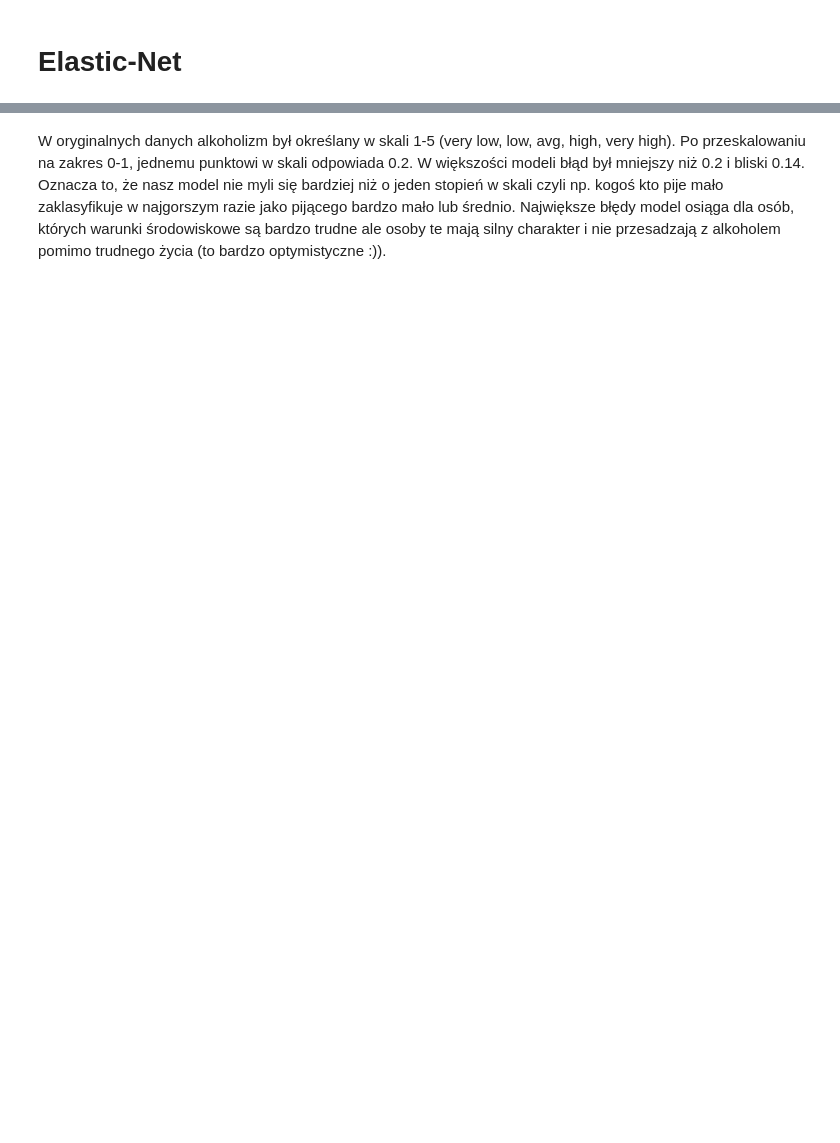
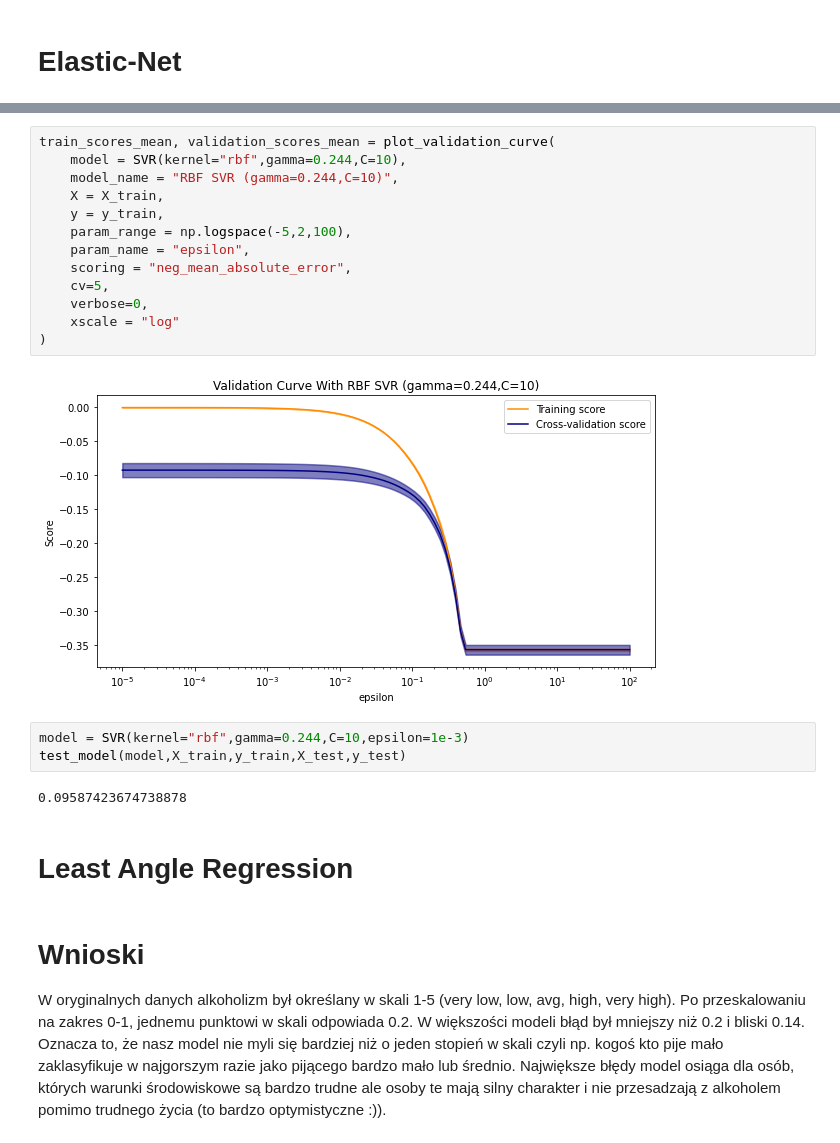
Before and after one commit to matlaczj/Predictive-Modeling-for-Student-Alcohol-Consumption, a Jupyter notebook: Projekt/projekt.ipynb, the cells around one changed output, grey strips where cells are left out. Drawn from its saved outputs; the diff is of its cells as text; blank space fills up the shorter version.

```diff
--- a/Projekt/projekt.ipynb
+++ b/Projekt/projekt.ipynb
@@ -162,2 +304,25 @@ train_scores_mean4, validation_scores_mean4 = plot_validation_curve(
+# %%
+train_scores_mean, validation_scores_mean = plot_validation_curve(
+    model = SVR(kernel="rbf",gamma=0.244,C=10),
+    model_name = "RBF SVR (gamma=0.244,C=10)",
+    X = X_train,
+    y = y_train,
+    param_range = np.logspace(-5,2,100),
+    param_name = "epsilon",
+    scoring = "neg_mean_absolute_error",
+    cv=5,
+    verbose=0,
+    xscale = "log"
+)
+# %% [output]
+[figure, added]
+# %%
+model = SVR(kernel="rbf",gamma=0.244,C=10,epsilon=1e-3)
+test_model(model,X_train,y_train,X_test,y_test)
+# %% [output]
+0.09587423674738878
+# %% [markdown]
+# Least Angle Regression
 # %% [markdown]
+# Wnioski
 W oryginalnych danych alkoholizm był określany w skali 1-5 (very low, low, avg, high, very high). Po przeskalowaniu na zakres 0-1, jednemu punktowi w skali odpowiada 0.2. W większości modeli błąd był mniejszy niż 0.2 i bliski 0.14. Oznacza to, że nasz model nie myli się bardziej niż o jeden stopień w skali czyli np. kogoś kto pije mało zaklasyfikuje w najgorszym razie jako pijącego bardzo mało lub średnio. Największe błędy model osiąga dla osób, których warunki środowiskowe są bardzo trudne ale osoby te mają silny charakter i nie przesadzają z alkoholem pomimo trudnego życia (to bardzo optymistyczne :)).
```
Also changed, not shown: parts of 29 cells of this notebook, 1 other file.
